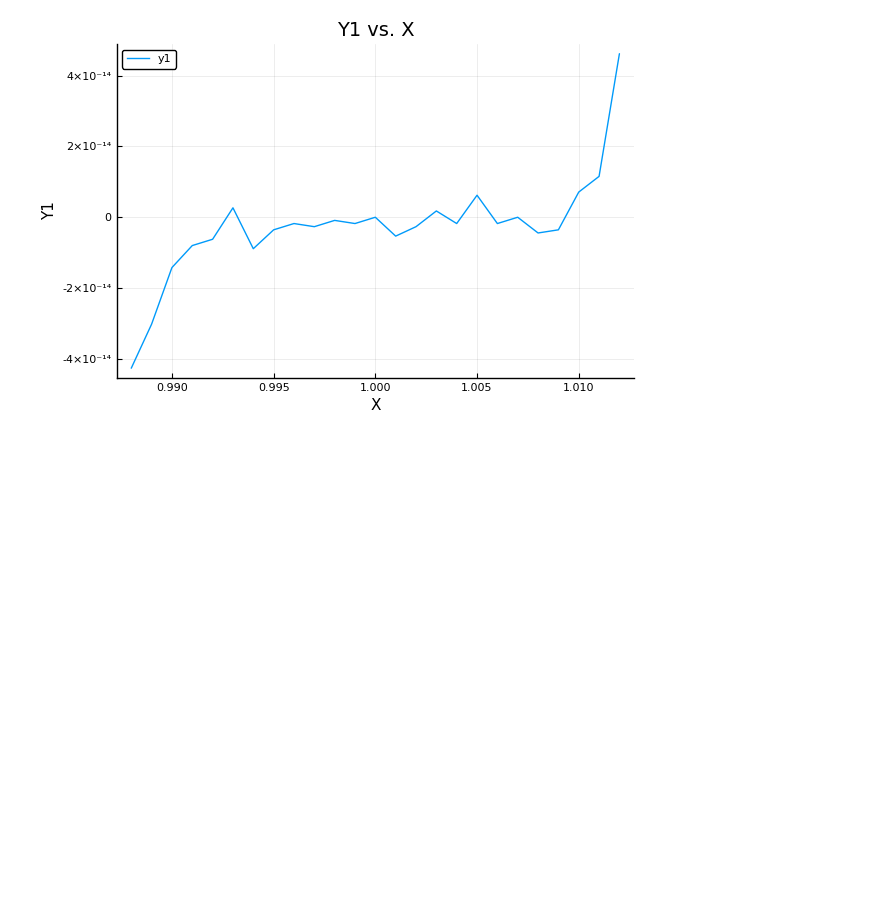
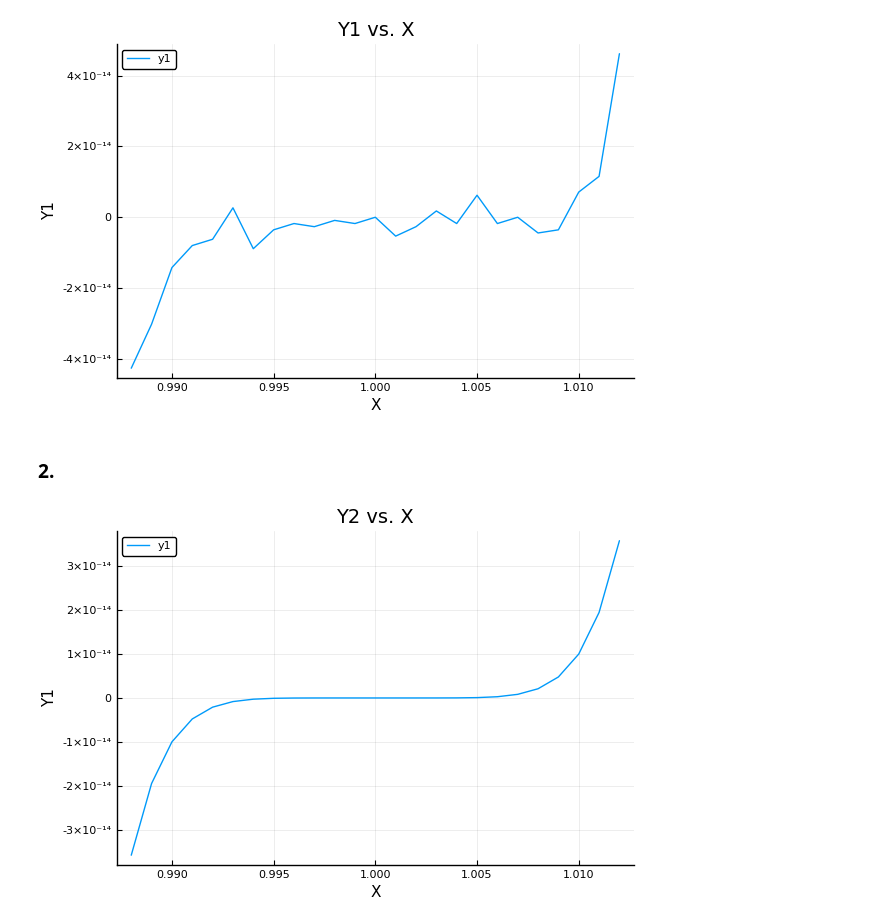
Before and after one commit to jboland521/biostat-257-2020-spring, a Jupyter notebook: hw1/hw1.ipynb, the cells around one changed output. Cells and saved outputs as stored; diff of their text form; code cells hidden in the pictures; blank space fills up the shorter version.

```diff
--- a/hw1/hw1.ipynb
+++ b/hw1/hw1.ipynb
@@ -32,3 +30,11 @@ pyplot()
 Plots.plot(x, y1, title = "Y1 vs. X", xlab = "X", ylab = "Y1")
 # %% [output]
 [figure]
+# %% [markdown]
+### 2.
+# %%
+y2 = map(x -> (x - 1)^7, x)
+
+Plots.plot(x, y2, title = "Y2 vs. X", xlab = "X", ylab = "Y1")
+# %% [output]
+[figure, added]
```
Also changed, not shown: parts of 6 cells of this notebook.
